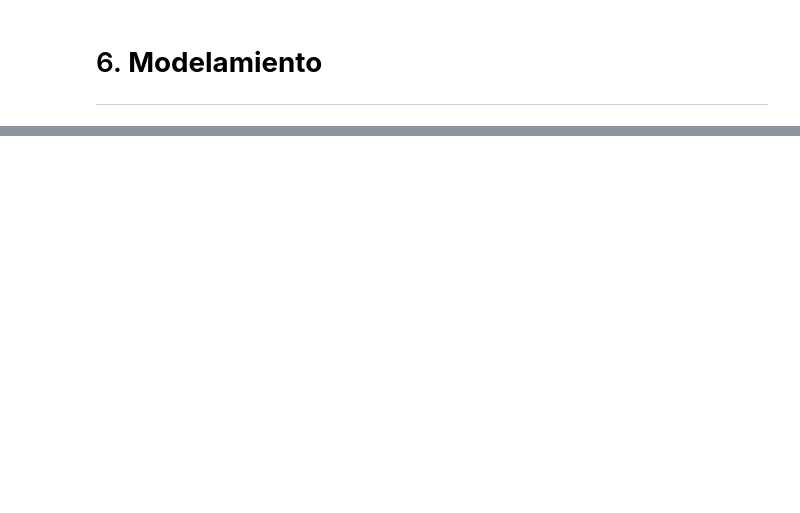
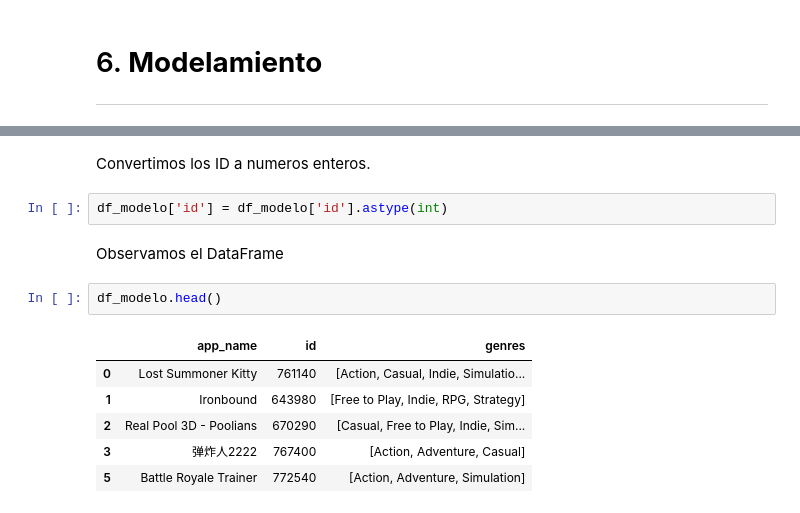
Before and after one commit to JPBertonee/PI_MLOps_Henry, a Jupyter notebook: Desarrollo.ipynb, the cells around one changed output, grey strips where cells are left out. Cells and saved outputs as stored; diff of their text form; blank space fills up the shorter version.

```diff
--- a/Desarrollo.ipynb
+++ b/Desarrollo.ipynb
@@ -1053,0 +1098,15 @@ Index(['publisher', 'genres', 'app_name', 'title', 'url', 'release_date',
+# %% [markdown]
+Convertimos los ID a numeros enteros.
+# %%
+df_modelo['id'] = df_modelo['id'].astype(int)
+# %% [markdown]
+Observamos el DataFrame
+# %%
+df_modelo.head()
+# %% [output]
+|  | app_name | id | genres |
+| 0 | Lost Summoner Kitty | 761140 | [Action, Casual, Indie, Simulatio... |
+| 1 | Ironbound | 643980 | [Free to Play, Indie, RPG, Strategy] |
+| 2 | Real Pool 3D - Poolians | 670290 | [Casual, Free to Play, Indie, Sim... |
+| 3 | 弹炸人2222 | 767400 | [Action, Adventure, Casual] |
+| 5 | Battle Royale Trainer | 772540 | [Action, Adventure, Simulation] |
```
Also changed, not shown: parts of 22 cells of this notebook.
